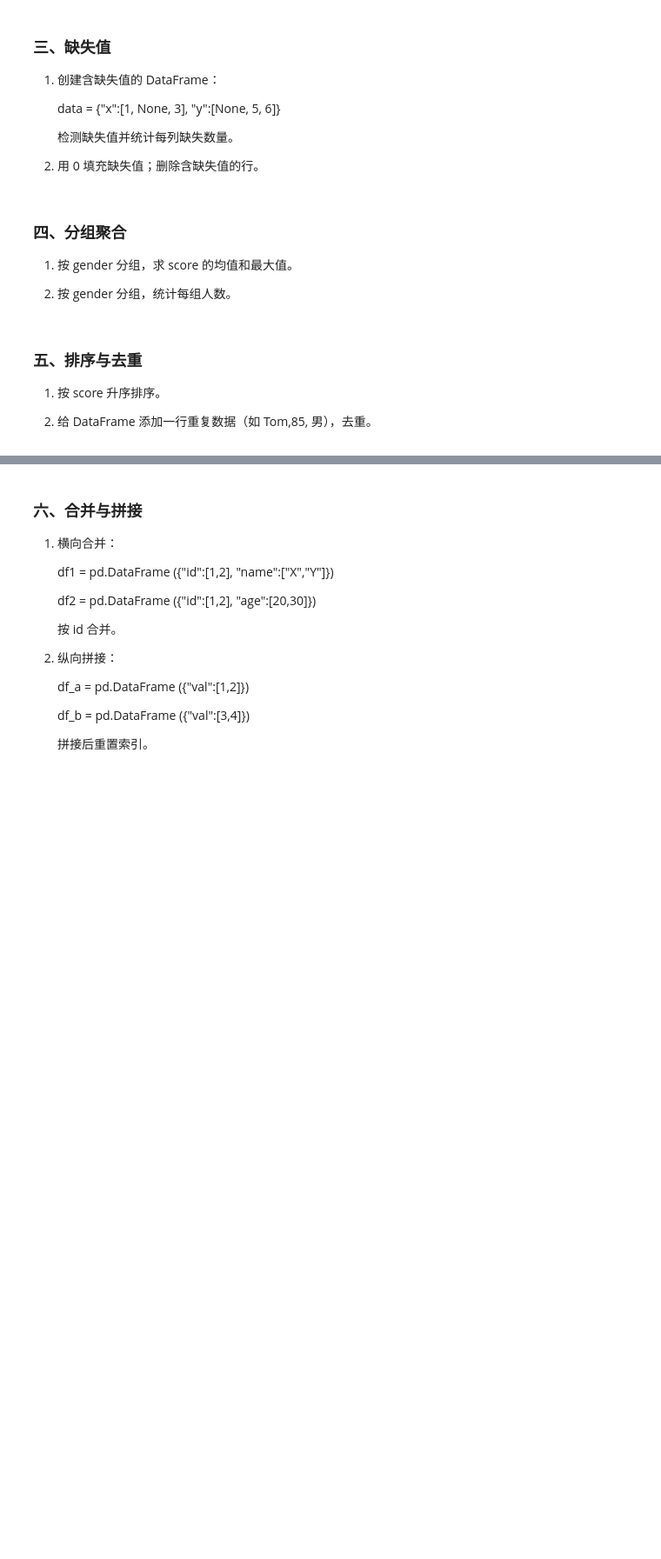
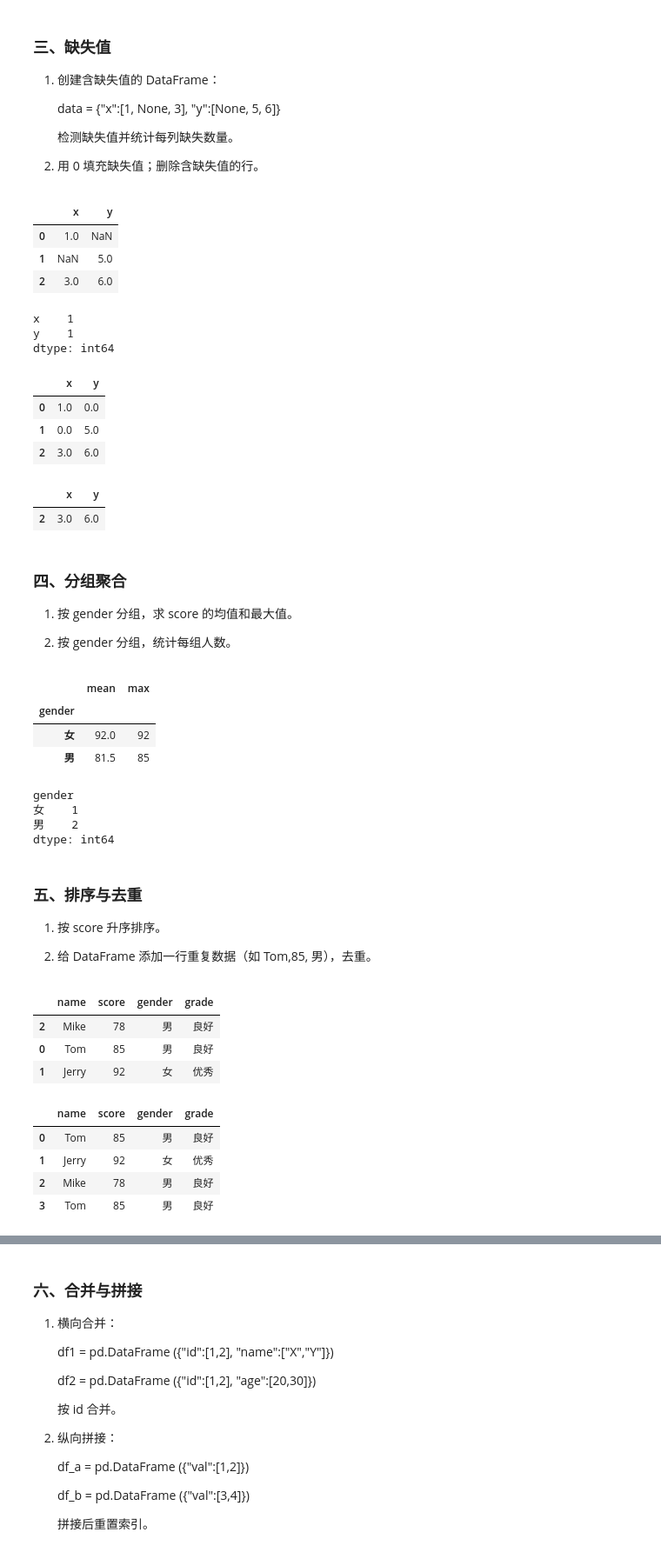
Before and after one commit to FZU-Data-Analysis-and-Visualization/join-github-classroom-hjx666-x, a Jupyter notebook: 第三次练习.ipynb, the cells around one changed output, grey strips where cells are left out. Shown at 87% size. Saved outputs shown, nothing was run; the diff lists cells and outputs as text; code cells hidden in the pictures; blank space fills up the shorter version.

```diff
--- a/第三次练习.ipynb
+++ b/第三次练习.ipynb
@@ -100,3 +101,7 @@ df1[df1['score']>80]
 |  | name | score | gender |
 | 0 | Tom | 85 | 男 |
 | 1 | Jerry | 92 | 女 |
+# %%
+import numpy as np
+df1['grade']=np.where(df1['score']>=90,'优秀','良好')
+df1
@@ -109,6 +127,35 @@ df1[df1['score']>80]
 
    检测缺失值并统计每列缺失数量。
 2. 用 0 填充缺失值；删除含缺失值的行。
+# %%
+data={'x':[1,None,3],'y':[None,5,6]}
+df4=pd.DataFrame(data)
+df4
+# %% [output]
+|  | x | y |
+| 0 | 1.0 | NaN |
+| 1 | NaN | 5.0 |
+| 2 | 3.0 | 6.0 |
+# %%
+df4.isnull().sum()
+# %% [output]
+x    1
+y    1
+dtype: int64
+# %%
+df4_fill0=df4.fillna(0)
+df4_fill0
+# %% [output]
+|  | x | y |
+| 0 | 1.0 | 0.0 |
+| 1 | 0.0 | 5.0 |
+| 2 | 3.0 | 6.0 |
+# %%
+df4_drop=df4.dropna()
+df4_drop
+# %% [output]
+|  | x | y |
+| 2 | 3.0 | 6.0 |
 # %% [markdown]
 ### 四、分组聚合
 
@@ -117,6 +164,22 @@ df1[df1['score']>80]
 
 
 2. 按 gender 分组，统计每组人数。
+# %%
+agg_result=df1.groupby('gender')['score'].agg(['mean','max'])
+agg_result
+# %% [output]
+|  | mean | max |
+| gender |  |  |
+| 女 | 92.0 | 92 |
+| 男 | 81.5 | 85 |
+# %%
+count_result1=df1.groupby('gender').size()
+count_result1
+# %% [output]
+gender
+女    1
+男    2
+dtype: int64
 # %% [markdown]
 ### 五、排序与去重
 
@@ -125,3 +188,20 @@ df1[df1['score']>80]
 
 
 2. 给 DataFrame 添加一行重复数据（如 Tom,85, 男），去重。
+# %%
+df1_sorted=df1.sort_values('score')
+df1_sorted
+# %% [output]
+|  | name | score | gender | grade |
+| 2 | Mike | 78 | 男 | 良好 |
+| 0 | Tom | 85 | 男 | 良好 |
+| 1 | Jerry | 92 | 女 | 优秀 |
+# %%
+df1_dup=df1._append({'name':'Tom','score':85,'gender':'男','grade':'良好'},ignore_index=True)
+df1_dup
+# %% [output]
+|  | name | score | gender | grade |
+| 0 | Tom | 85 | 男 | 良好 |
+| 1 | Jerry | 92 | 女 | 优秀 |
+| 2 | Mike | 78 | 男 | 良好 |
+| 3 | Tom | 85 | 男 | 良好 |
```
Also changed, not shown: parts of 15 cells of this notebook.
